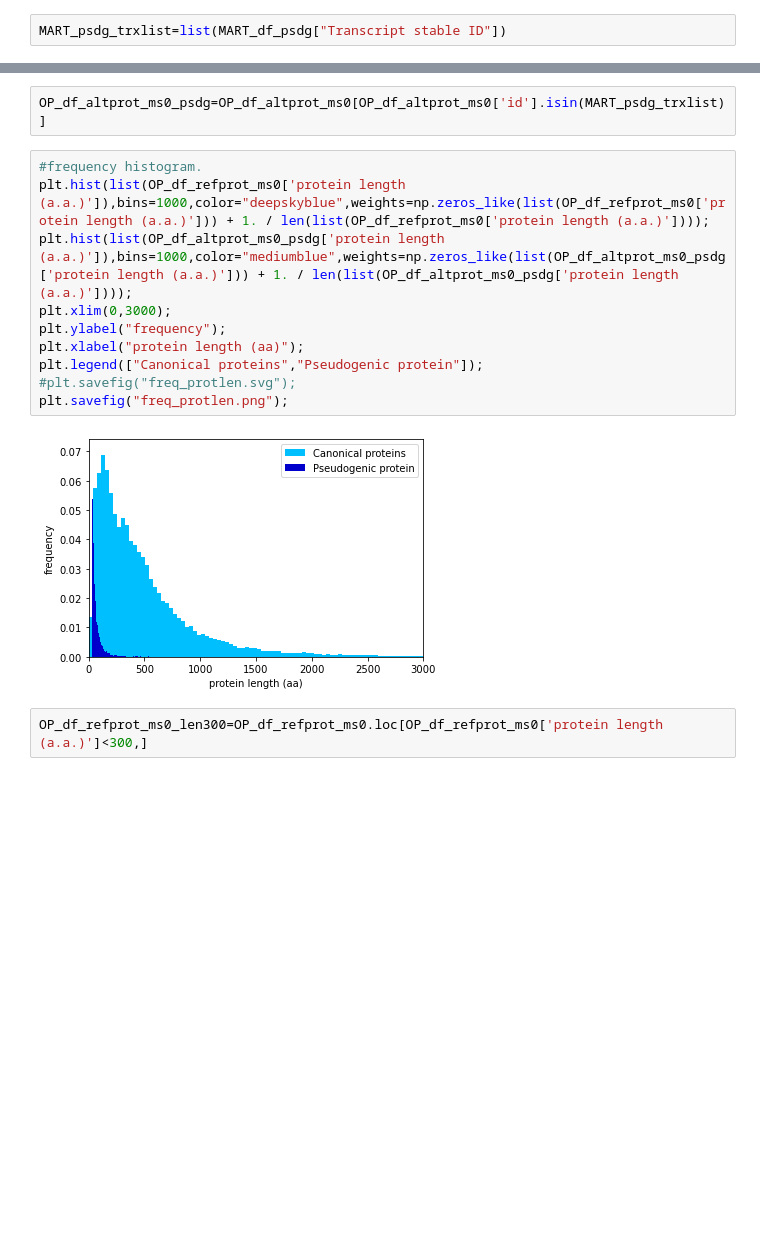
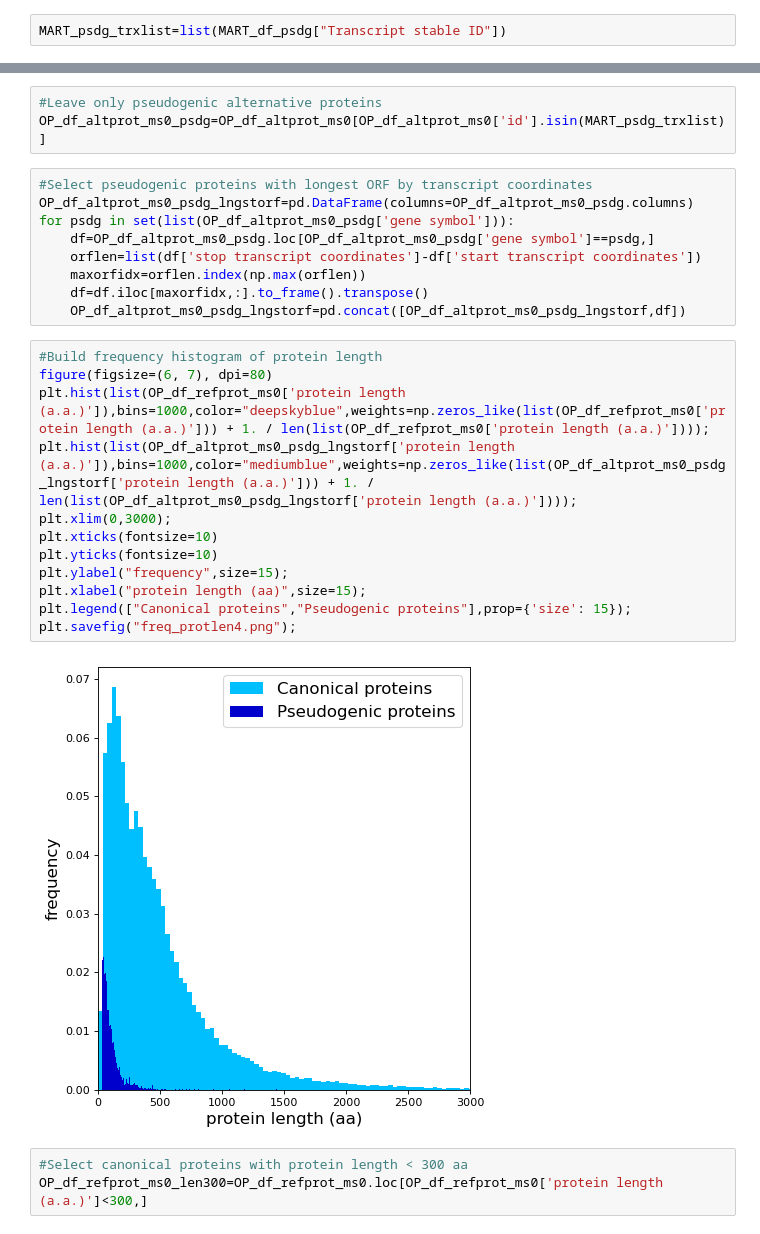
Before and after one commit to Labo-MAB/JPR_review, a Jupyter notebook: figure5.ipynb, the cells around one changed output, grey strips where cells are left out. Drawn from its saved outputs; the diff is of its cells as text; blank space fills up the shorter version.

```diff
--- a/figure5.ipynb
+++ b/figure5.ipynb
@@ -47,18 +62,31 @@ Try using .loc[row_indexer,col_indexer] = value instead
 See the caveats in the documentation: https://pandas.pydata.org/pandas-docs/stable/user_guide/indexing.html#returning-a-view-versus-a-copy
   OP_df_altprot_ms0["id"]=pd.DataFrame(OP_df_altprot_ms0['transcript accession'].apply(lambda x: x.split(".")[0]))
 # %%
+#Leave only pseudogenic alternative proteins
 OP_df_altprot_ms0_psdg=OP_df_altprot_ms0[OP_df_altprot_ms0['id'].isin(MART_psdg_trxlist)]
-# %%
-#frequency histogram.
-plt.hist(list(OP_df_refprot_ms0['protein length (a.a.)']),bins=1000,color="deepskyblue",weights=np.zeros_like(list(OP_df_refprot_ms0['protein length (a.a.)'])) + 1. / len(list(OP_df_refprot_ms0['protein length (a.a.)'])));
-plt.hist(list(OP_df_altprot_ms0_psdg['protein length (a.a.)']),bins=1000,color="mediumblue",weights=np.zeros_like(list(OP_df_altprot_ms0_psdg['protein length (a.a.)'])) + 1. / len(list(OP_df_altprot_ms0_psdg['protein length (a.a.)'])));
-plt.xlim(0,3000);
-plt.ylabel("frequency");
-plt.xlabel("protein length (aa)");
-plt.legend(["Canonical proteins","Pseudogenic protein"]);
-#plt.savefig("freq_protlen.svg");
-plt.savefig("freq_protlen.png");
-# %% [output]
-[figure, removed]
+# %%
+#Select pseudogenic proteins with longest ORF by transcript coordinates
+OP_df_altprot_ms0_psdg_lngstorf=pd.DataFrame(columns=OP_df_altprot_ms0_psdg.columns)
+for psdg in set(list(OP_df_altprot_ms0_psdg['gene symbol'])):
+    df=OP_df_altprot_ms0_psdg.loc[OP_df_altprot_ms0_psdg['gene symbol']==psdg,]
+    orflen=list(df['stop transcript coordinates']-df['start transcript coordinates'])
+    maxorfidx=orflen.index(np.max(orflen))
+    df=df.iloc[maxorfidx,:].to_frame().transpose()
+    OP_df_altprot_ms0_psdg_lngstorf=pd.concat([OP_df_altprot_ms0_psdg_lngstorf,df])
+# %%
+#Build frequency histogram of protein length
+figure(figsize=(6, 7), dpi=80)
+plt.hist(list(OP_df_refprot_ms0['protein length (a.a.)']),bins=1000,color="deepskyblue",weights=np.zeros_like(list(OP_df_refprot_ms0['protein length (a.a.)'])) + 1. / len(list(OP_df_refprot_ms0['protein length (a.a.)'])));
+plt.hist(list(OP_df_altprot_ms0_psdg_lngstorf['protein length (a.a.)']),bins=1000,color="mediumblue",weights=np.zeros_like(list(OP_df_altprot_ms0_psdg_lngstorf['protein length (a.a.)'])) + 1. / len(list(OP_df_altprot_ms0_psdg_lngstorf['protein length (a.a.)'])));
+plt.xlim(0,3000);
+plt.xticks(fontsize=10)
+plt.yticks(fontsize=10)
+plt.ylabel("frequency",size=15);
+plt.xlabel("protein length (aa)",size=15);
+plt.legend(["Canonical proteins","Pseudogenic proteins"],prop={'size': 15});
+plt.savefig("freq_protlen4.png");
+# %% [output]
+[figure, added]
 # %%
+#Select canonical proteins with protein length < 300 aa
 OP_df_refprot_ms0_len300=OP_df_refprot_ms0.loc[OP_df_refprot_ms0['protein length (a.a.)']<300,]
```
Also changed, not shown: parts of 18 cells of this notebook.
